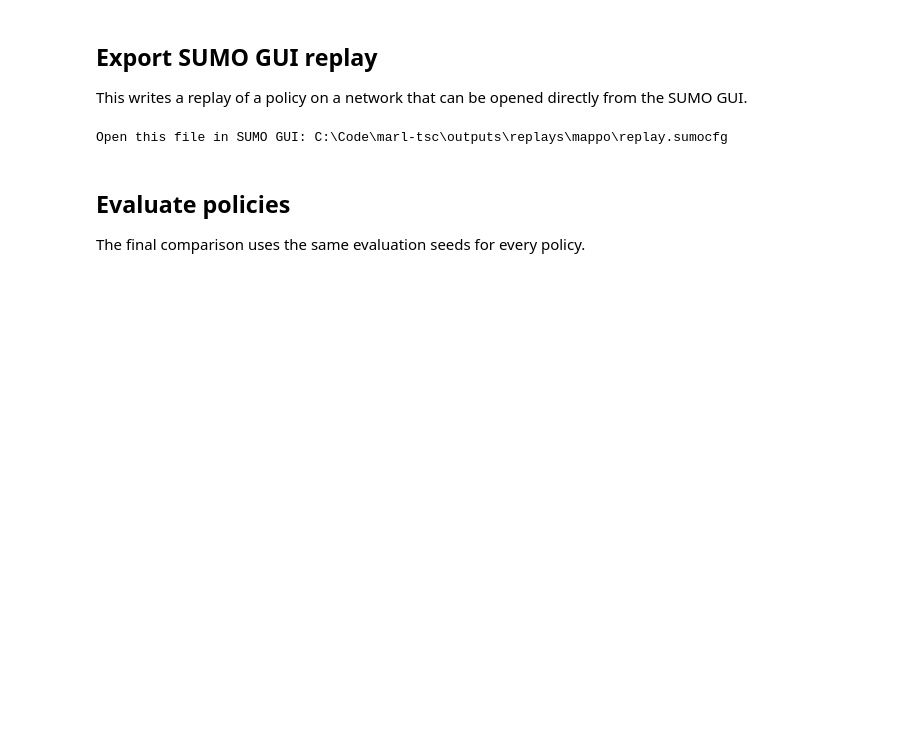
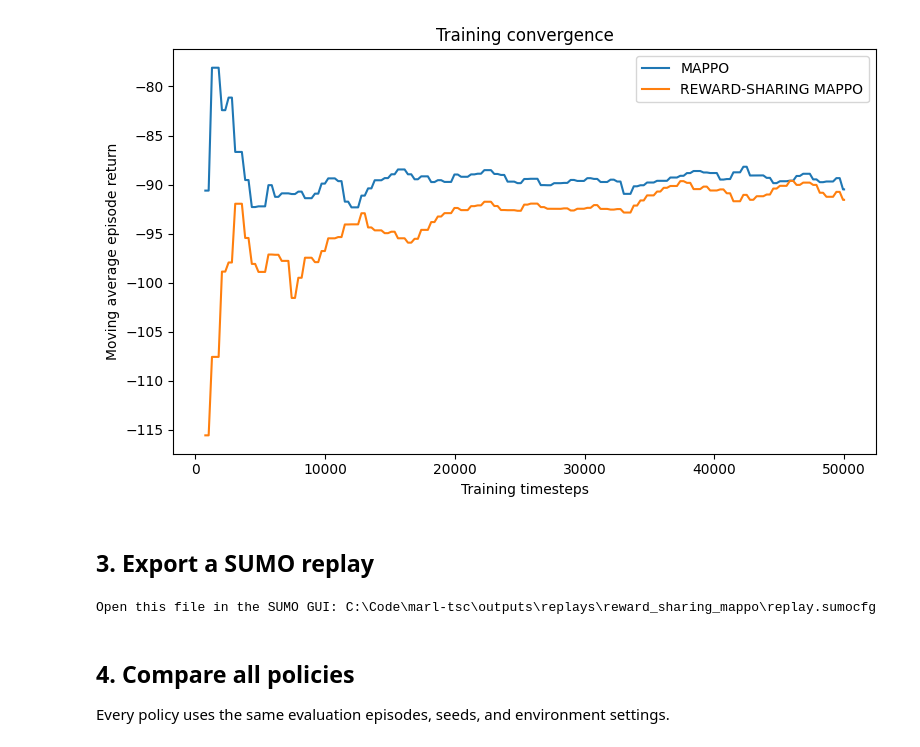
Before and after one commit to abergh18/marl-tsc, a Jupyter notebook: notebooks/main_flow.ipynb, the cells around one changed output. Saved outputs shown, nothing was run; the diff lists cells and outputs as text; code cells hidden in the pictures; blank space fills up the shorter version.

```diff
--- a/notebooks/main_flow.ipynb
+++ b/notebooks/main_flow.ipynb
@@ -5,16 +0,0 @@
-# %%
-%reload_ext autoreload
-%autoreload 2
-
-from marl_tsc.network_types import CityNetwork, GridNetwork
-from marl_tsc.simulation_generator import SimulationGenerator
-from marl_tsc.training import train_ppo, evaluate_policy, export_policy_replay, plot_evaluation_results, plot_training_histories
-from marl_tsc.mappo import train_mappo
-from marl_tsc.baselines import random_actions, fixed_time_actions
-from pathlib import Path
-import matplotlib.pyplot as plt
-
-GREEN_PHASE_COUNT = None  # Let SUMO/network discovery choose the phase count.
-NOTEBOOK_DIR = Path.cwd().resolve()
-PROJECT_ROOT = NOTEBOOK_DIR.parent if (NOTEBOOK_DIR / "main_flow.ipynb").exists() else NOTEBOOK_DIR
-OUTPUT_DIR = PROJECT_ROOT / "outputs"
@@ -75,14 +98,13 @@ PPO uses parameter sharing through the PettingZoo/SuperSuit/SB3 wrapper. MAPPO a
 # %%
-ppo_model, ppo_history, ppo_model_path = train_ppo(
+mappo_model, mappo_history, mappo_model_path = train_mappo(
     config_file=paths.config_file,
     traffic_light_ids=traffic_light_ids,
     output_dir=OUTPUT_DIR,
     total_timesteps=TOTAL_TIMESTEPS,
+    rollout_steps=256,
     max_steps=EPISODE_STEPS,
-    seed=42,
+    seed=SEED,
     env_kwargs=ENV_KWARGS,
+    use_peer_reward=False,
 )
-
-fig, ax = plot_training_histories(ppo_history)
-plt.show()
 # %% [output]
@@ -95,15 +128,13 @@ plt.show()
 # %%
-mappo_model, mappo_history, mappo_model_path = train_mappo(
+reward_sharing_model, reward_sharing_history, reward_sharing_model_path = train_mappo(
     config_file=paths.config_file,
     traffic_light_ids=traffic_light_ids,
     output_dir=OUTPUT_DIR,
     total_timesteps=TOTAL_TIMESTEPS,
     rollout_steps=256,
     max_steps=EPISODE_STEPS,
-    seed=42,
+    seed=SEED,
     env_kwargs=ENV_KWARGS,
+    use_peer_reward=True,
 )
-
-fig, ax = plot_training_histories(mappo_history)
-plt.show()
 # %% [output]
@@ -131,23 +158,28 @@ plt.show()
-# %% [markdown]
-## Export SUMO GUI replay
-
-This writes a replay of a policy on a network that can be opened directly from the SUMO GUI.
+# %%
+fig, ax = plot_training_histories({
+    "MAPPO": mappo_history,
+    "Reward-sharing MAPPO": reward_sharing_history,
+})
+plt.show()
+# %% [output]
+[figure, added]
+# %% [markdown]
+## 3. Export a SUMO replay
 # %%
 replay_config = export_policy_replay(
     config_file=paths.config_file,
     traffic_light_ids=traffic_light_ids,
-    policy=mappo_model,
-    output_dir=OUTPUT_DIR / "replays" / "mappo",
+    policy=reward_sharing_model,
+    output_dir=OUTPUT_DIR / "replays" / "reward_sharing_mappo",
     max_steps=EPISODE_STEPS,
-    seed=42,
+    seed=SEED,
     env_kwargs=ENV_KWARGS,
 )
-
-print(f"Open this file in SUMO GUI: {replay_config}")
+print(f"Open this file in the SUMO GUI: {replay_config}")
 # %% [output]
-Open this file in SUMO GUI: C:\Code\marl-tsc\outputs\replays\mappo\replay.sumocfg
+Open this file in the SUMO GUI: C:\Code\marl-tsc\outputs\replays\reward_sharing_mappo\replay.sumocfg
 # %% [markdown]
-## Evaluate policies
+## 4. Compare all policies
 
-The final comparison uses the same evaluation seeds for every policy.
+Every policy uses the same evaluation episodes, seeds, and environment settings.
 # %%
```
Also changed, not shown: parts of 17 cells of this notebook, 11 other files.
